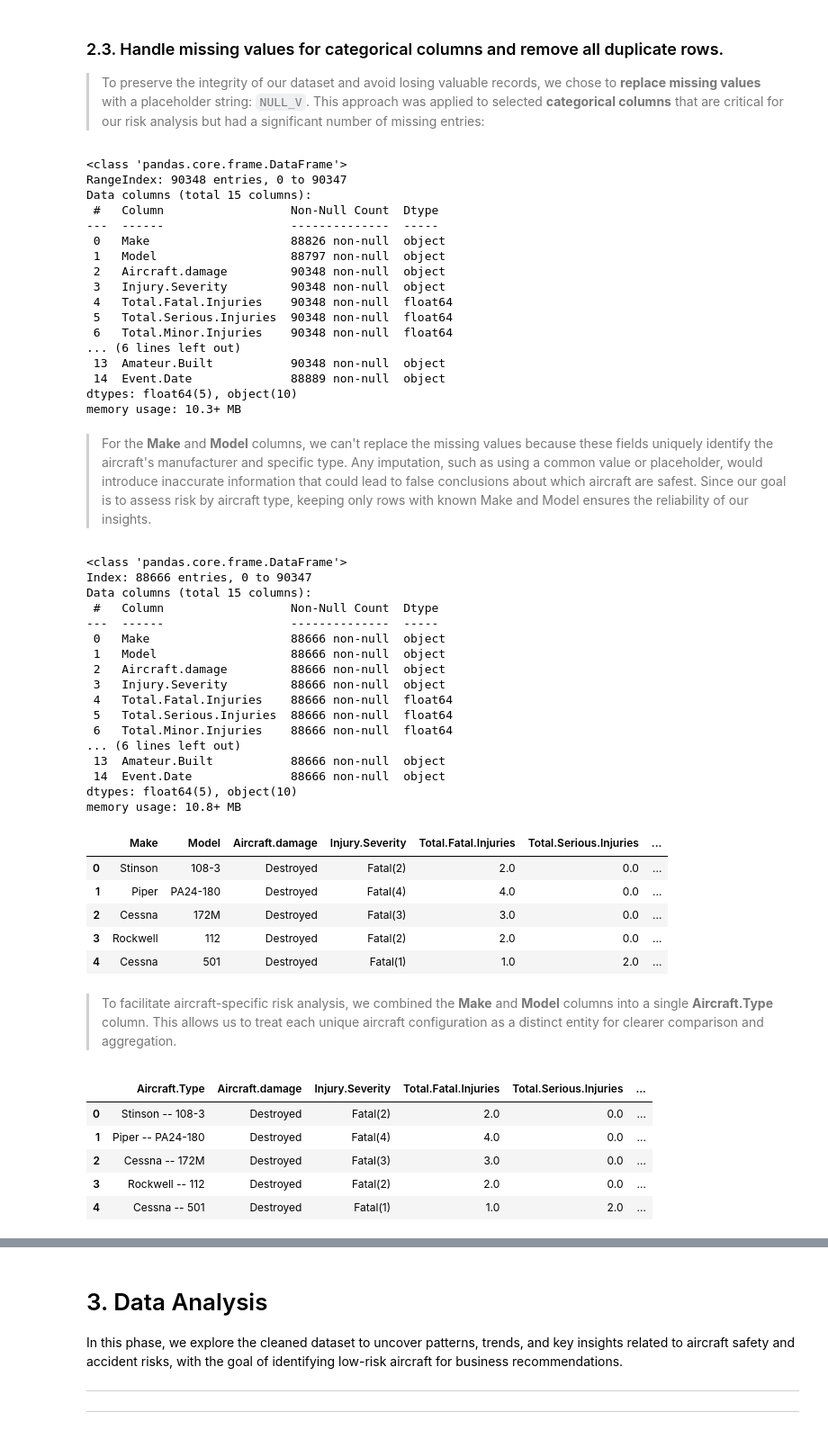
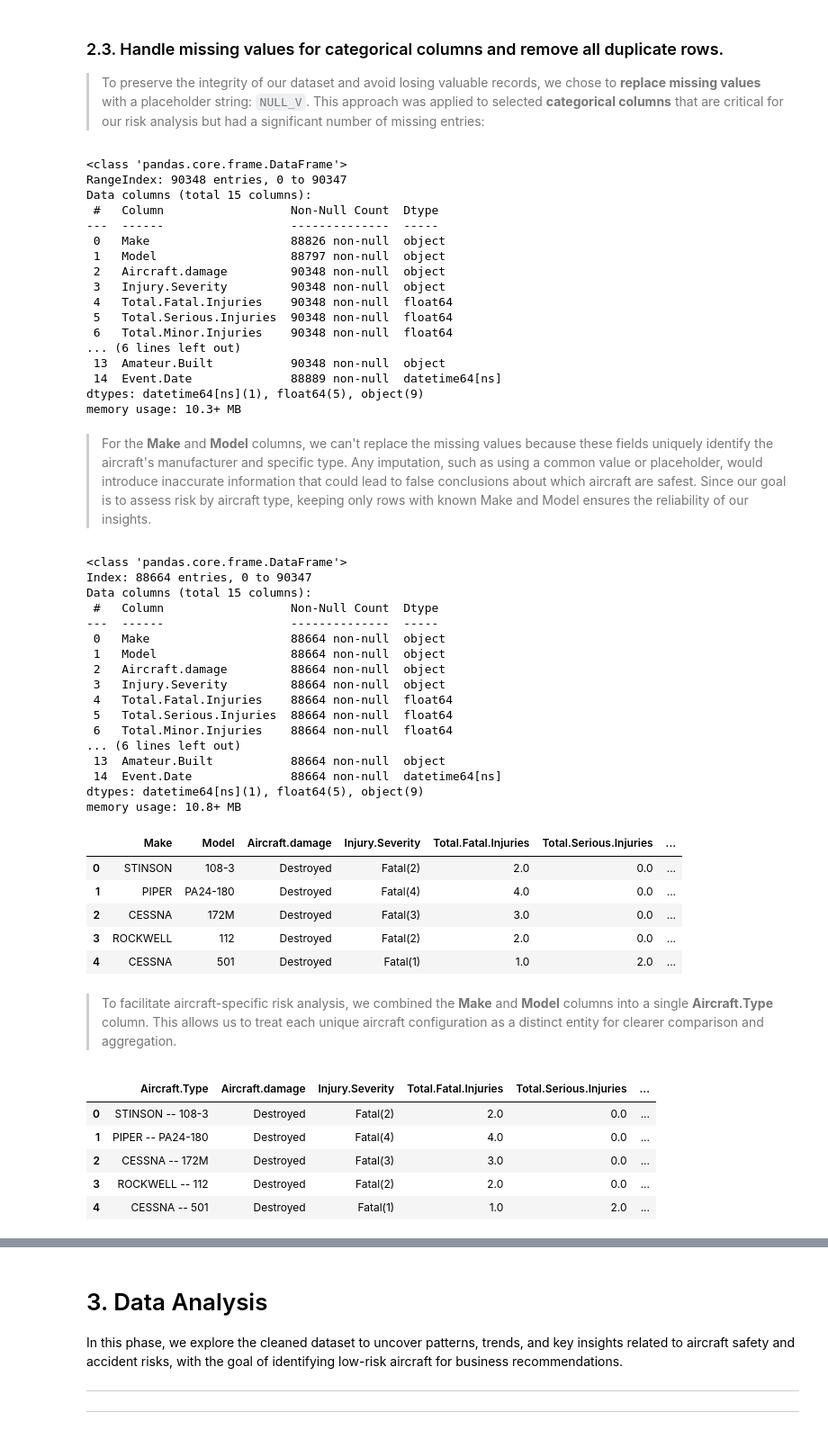
Before and after one commit to ralphy89/dsc-phase-1-project, a Jupyter notebook: working_notebook.ipynb, the cells around one changed output, grey strips where cells are left out. Shown: that part at 90% size. Cells and saved outputs as stored; diff of their text form; code cells hidden in the pictures.

```diff
--- a/working_notebook.ipynb
+++ b/working_notebook.ipynb
@@ -212,7 +212,8 @@ numeric_col = [
     'Total.Serious.Injuries',
     'Total.Minor.Injuries',
     'Total.Uninjured',
-    'Number.of.Engines'
+    'Number.of.Engines',
+
 ]
 
 for col in numeric_col:
@@ -234,6 +235,11 @@ categorical_col = [
 ]
 for col in categorical_col:
     aviation_data[col] = aviation_data[col].fillna('NULL_V')
+aviation_data[categorical_col[3]] = aviation_data[categorical_col[3]].str.upper()
+aviation_data['Make'] = aviation_data['Make'].str.upper()
+aviation_data['Model'] = aviation_data['Model'].str.upper()
+# First let's convert our 'Event.Date' column to datetime format
+aviation_data['Event.Date'] = pd.to_datetime(aviation_data['Event.Date'])
 # %%
 aviation_data.info()
 # %% [output]
@@ -251,8 +257,8 @@ Data columns (total 15 columns):
  6   Total.Minor.Injuries    90348 non-null  float64
 ... (6 lines left out)
  13  Amateur.Built           90348 non-null  object
- 14  Event.Date              88889 non-null  object
-dtypes: float64(5), object(10)
+ 14  Event.Date              88889 non-null  datetime64[ns]
+dtypes: datetime64[ns](1), float64(5), object(9)
 memory usage: 10.3+ MB
 # %% [markdown]
 > <p>For the <b>Make</b> and <b>Model</b> columns, we can't replace the missing values because these fields uniquely identify the aircraft's manufacturer and specific type. Any imputation, such as using a common value or placeholder, would introduce inaccurate information that could lead to false conclusions about which aircraft are safest. Since our goal is to assess risk by aircraft type, keeping only rows with known Make and Model ensures the reliability of our insights.</p>
@@ -263,58 +269,59 @@ aviation_data.dropna(inplace=True)
 aviation_data.info()
 # %% [output]
 <class 'pandas.core.frame.DataFrame'>
-Index: 88666 entries, 0 to 90347
+Index: 88664 entries, 0 to 90347
 Data columns (total 15 columns):
  #   Column                  Non-Null Count  Dtype
 ---  ------                  --------------  -----
- 0   Make                    88666 non-null  object
- 1   Model                   88666 non-null  object
- 2   Aircraft.damage         88666 non-null  object
- 3   Injury.Severity         88666 non-null  object
- 4   Total.Fatal.Injuries    88666 non-null  float64
- 5   Total.Serious.Injuries  88666 non-null  float64
- 6   Total.Minor.Injuries    88666 non-null  float64
+ 0   Make                    88664 non-null  object
+ 1   Model                   88664 non-null  object
+ 2   Aircraft.damage         88664 non-null  object
+ 3   Injury.Severity         88664 non-null  object
+ 4   Total.Fatal.Injuries    88664 non-null  float64
+ 5   Total.Serious.Injuries  88664 non-null  float64
+ 6   Total.Minor.Injuries    88664 non-null  float64
 ... (6 lines left out)
- 13  Amateur.Built           88666 non-null  object
- 14  Event.Date              88666 non-null  object
-dtypes: float64(5), object(10)
+ 13  Amateur.Built           88664 non-null  object
+ 14  Event.Date              88664 non-null  datetime64[ns]
+dtypes: datetime64[ns](1), float64(5), object(9)
 memory usage: 10.8+ MB
 # %%
 aviation_data.head()
 # %% [output]
 |  | Make | Model | Aircraft.damage | Injury.Severity | Total.Fatal.Injuries | Total.Serious.Injuries | ... |
-| 0 | Stinson | 108-3 | Destroyed | Fatal(2) | 2.0 | 0.0 | ... |
-| 1 | Piper | PA24-180 | Destroyed | Fatal(4) | 4.0 | 0.0 | ... |
-| 2 | Cessna | 172M | Destroyed | Fatal(3) | 3.0 | 0.0 | ... |
-| 3 | Rockwell | 112 | Destroyed | Fatal(2) | 2.0 | 0.0 | ... |
-| 4 | Cessna | 501 | Destroyed | Fatal(1) | 1.0 | 2.0 | ... |
+| 0 | STINSON | 108-3 | Destroyed | Fatal(2) | 2.0 | 0.0 | ... |
+| 1 | PIPER | PA24-180 | Destroyed | Fatal(4) | 4.0 | 0.0 | ... |
+| 2 | CESSNA | 172M | Destroyed | Fatal(3) | 3.0 | 0.0 | ... |
+| 3 | ROCKWELL | 112 | Destroyed | Fatal(2) | 2.0 | 0.0 | ... |
+| 4 | CESSNA | 501 | Destroyed | Fatal(1) | 1.0 | 2.0 | ... |
 # %% [markdown]
 > To facilitate aircraft-specific risk analysis, we combined the **Make** and **Model** columns into a single **Aircraft.Type** column. This allows us to treat each unique aircraft configuration as a distinct entity for clearer comparison and aggregation.
 # %%
 # Define the new column name for aircraft type
 a_t_str = 'Aircraft.Type'
 
+aviation_data_copy = aviation_data.copy()
 # Create 'Aircraft.Type' column by combining 'Make' and 'Model' with a separator
 aviation_data[a_t_str] = aviation_data['Make'].str.strip() + " -- " + aviation_data['Model'].str.strip()
 
 # Specify the columns to be removed after merging them into 'Aircraft.Type'
 to_drop = ['Make', 'Model']
 
 # Drop the 'Make' and 'Model' columns from the dataframe
 aviation_data.drop(to_drop, axis=1, inplace=True)
 
 # Remove the 'Aircraft.Type' column from its current position
 a_t = aviation_data.pop(a_t_str)
 
 # Insert the 'Aircraft.Type' column at the beginning of the dataframe for better readability
 aviation_data.insert(0, a_t_str, a_t)
 
 # Display the first few rows of the updated dataframe
 aviation_data.head()
 # %% [output]
 |  | Aircraft.Type | Aircraft.damage | Injury.Severity | Total.Fatal.Injuries | Total.Serious.Injuries | ... |
-| 0 | Stinson -- 108-3 | Destroyed | Fatal(2) | 2.0 | 0.0 | ... |
-| 1 | Piper -- PA24-180 | Destroyed | Fatal(4) | 4.0 | 0.0 | ... |
-| 2 | Cessna -- 172M | Destroyed | Fatal(3) | 3.0 | 0.0 | ... |
-| 3 | Rockwell -- 112 | Destroyed | Fatal(2) | 2.0 | 0.0 | ... |
-| 4 | Cessna -- 501 | Destroyed | Fatal(1) | 1.0 | 2.0 | ... |
+| 0 | STINSON -- 108-3 | Destroyed | Fatal(2) | 2.0 | 0.0 | ... |
+| 1 | PIPER -- PA24-180 | Destroyed | Fatal(4) | 4.0 | 0.0 | ... |
+| 2 | CESSNA -- 172M | Destroyed | Fatal(3) | 3.0 | 0.0 | ... |
+| 3 | ROCKWELL -- 112 | Destroyed | Fatal(2) | 2.0 | 0.0 | ... |
+| 4 | CESSNA -- 501 | Destroyed | Fatal(1) | 1.0 | 2.0 | ... |
```
Also changed, not shown: parts of 21 cells of this notebook.
